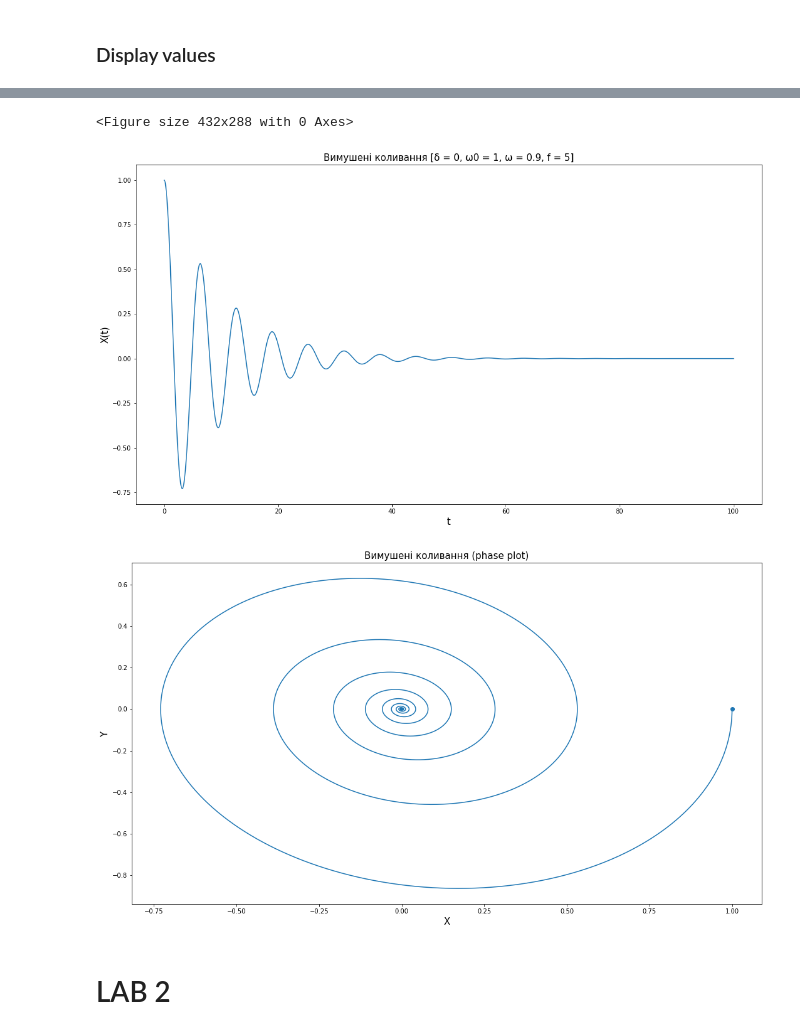
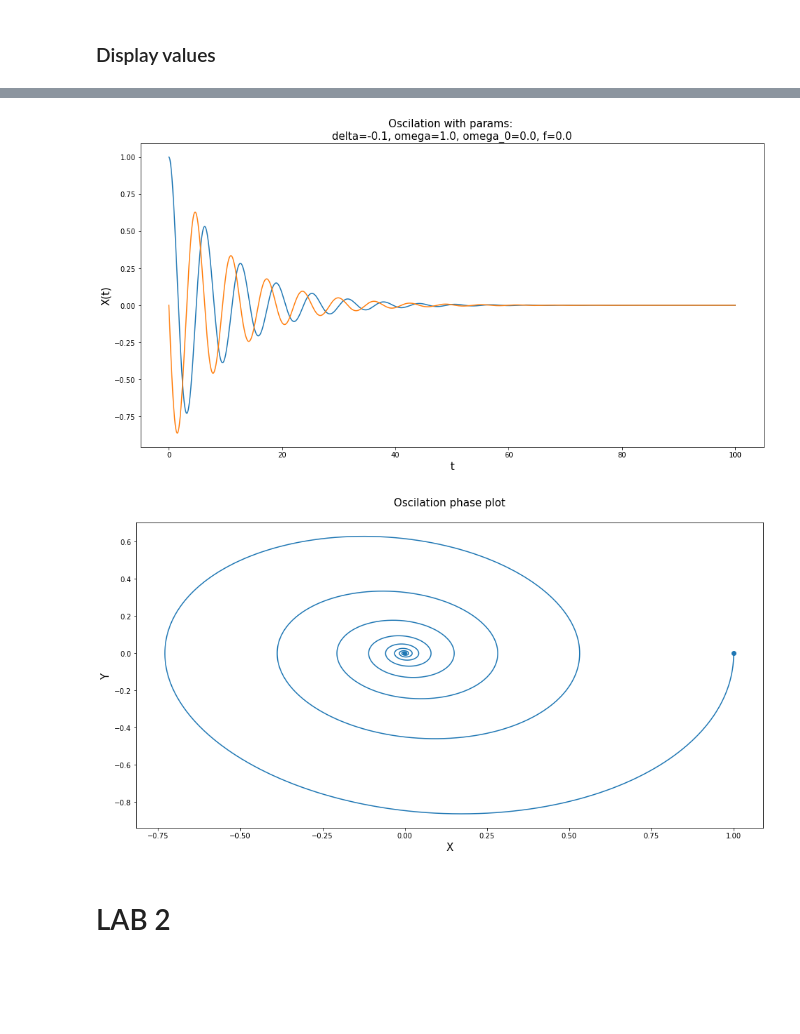
Before and after one commit to minmyk/Heavy_systems, a Jupyter notebook: Heavy_systems_lab2.ipynb, the cells around one changed output, grey strips where cells are left out. Saved outputs shown, nothing was run; the diff lists cells and outputs as text; code cells hidden in the pictures; blank space fills up the shorter version.

```diff
--- a/Heavy_systems_lab2.ipynb
+++ b/Heavy_systems_lab2.ipynb
@@ -107,8 +106,9 @@ class Approximator(object):
         return params
 
 class Model:
-    def __init__(self, system):
+    def __init__(self, system, name):
         self.system = system
+        self.name = name
         self.solved = None
         self.time_points = None
         self.initial_condition = None
@@ -122,7 +122,7 @@ class Model:
         self.params = params
         self.time_points = time_points
         self.initial_condition = initial_condition
-        self.solved = odeint(self.system, initial_condition, time_points, args=params)
+        self.solved = odeint(self.system, initial_condition, time_points, args=tuple(self.params.values()))
 
     def get_data(self, index):
         if index == 0:
@@ -132,26 +132,26 @@ class Model:
         else:
             return pd.DataFrame({'X': self.solved[:, 0], 'Y': self.solved[:, 1]})
 
-    def plot(self, name, params):
+    def plot(self, plot_y=True):
         plt.figure(0)
-        plt.figure(figsize = (18,10))
+        plt.plot(self.time_points, self.solved[:, 0])
+        if plot_y:
+            plt.plot(self.time_points, self.solved[:, 1])
+        params = re.findall("[^}'{']", str(re.sub(': ', '=', str(self.params))))
+        plt.title(self.name + ' with params: \n' +  ''.join(params), fontsize=15)
         plt.xlabel('t', fontsize=15)
         plt.ylabel('X(t)', fontsize=15)
-        for index in range(len(self.initial_condition) - 1):
-            plt.plot(self.time_points, self.solved[:, index])
-        plt.title(name + ' ' +  params, fontsize=15)
 
 
-    def phase_plot(self, name):
+    def phase_plot(self):
         plt.figure(1)
-        plt.figure(figsize = (18,10))
         plt.xlabel('X', fontsize=15)
         plt.ylabel('Y', fontsize=15)
         plt.scatter(self.solved[0,0], self.solved[0, 1])
         plt.plot(self.solved[:,0], self.solved[:, 1])
-        plt.title(name + ' ' + '(phase plot)', fontsize=15)
+        plt.title(self.name + ' ' + 'phase plot\n', fontsize=15)
+
         #plt.plot([x*self.params[0]/self.params[1] - self.params[2]/self.params[0] for x in self.time_points])
-
         #plt.plot([y*self.params[3]/self.params[4] - self.params[5]/self.params[3] for y in self.time_points])
 # %% [markdown]
 ## Lotka-Volterra model
@@ -258,16 +276,23 @@ brussel.phase_plot('Brusselator')
 # %%
 def oscilation(z, t, delta, omega_0, omega, f):
     dx_dt = z[1]
     dy_dt = 2 * delta * z[1] - omega_0 ** 2 * z[0] - f * np.cos(omega * t)
     return dx_dt, dy_dt
 
-oscilate = Model(oscilation)
-oscilate.build((-0.1, 1, 0, 0), (1,0), np.linspace(0, 100, 10000))
-oscilate.plot('Вимушені коливання', '[\u03B4 = 0, \u03C90 = 1, \u03C9 = 0.9, f = 5]')
-oscilate.phase_plot('Вимушені коливання')
+oscilate = Model(oscilation, 'Oscilation')
+oscilate_params = {
+    'delta': -0.1,
+    'omega': 1.,
+    'omega_0': 0.,
+    'f': 0.
+}
+oscilate_initial_condition=(1., 0.)
+oscilate_time_points=np.arange(0, 100, 0.001)
+oscilate.build(oscilate_params, oscilate_initial_condition, oscilate_time_points)
+oscilate.plot()
+oscilate.phase_plot()
 # %% [output]
-<Figure size 432x288 with 0 Axes>
-[figure, old version]
+[figure, new version]
-[figure, old version]
+[figure, new version]
 # %% [markdown]
 # LAB 2
```
Also changed, not shown: parts of 20 cells of this notebook.
